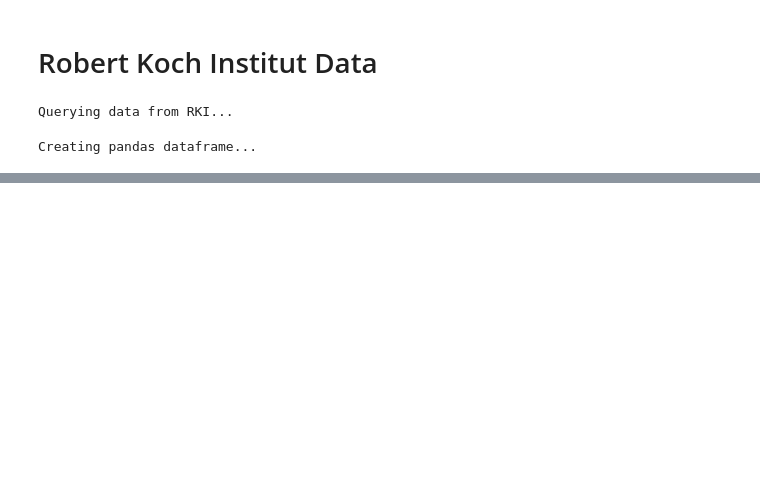
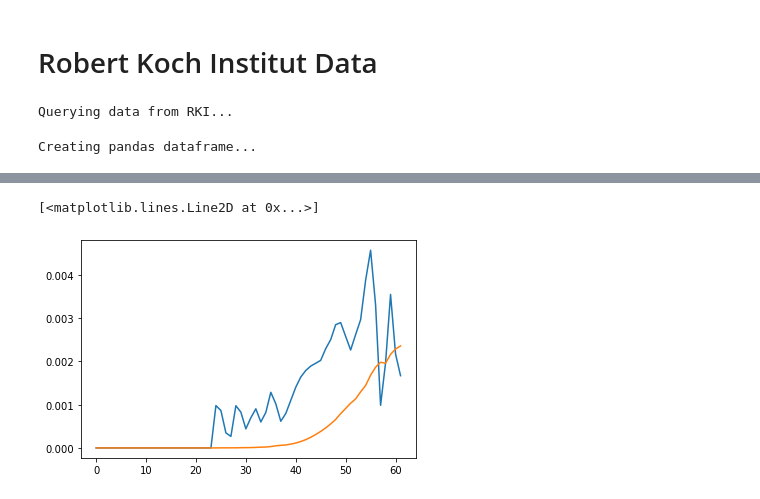
Before and after one commit to petetheat/covid19, a Jupyter notebook: Covid19_data.ipynb, the cells around one changed output, grey strips where cells are left out. Cells and saved outputs as stored; diff of their text form; code cells hidden in the pictures; blank space fills up the shorter version.

```diff
--- a/Covid19_data.ipynb
+++ b/Covid19_data.ipynb
@@ -63,0 +126,10 @@ Index(['Region', 'Date', 'IdBundesland', 'Cases confirmed', 'Cases deaths',
+# %%
+df = data_Germany[['Cases active', 'Cases Recovered', 'Cases deaths']].reset_index(drop=True)
+df.rename(columns={'Cases active': 'I', 'Cases Recovered': 'R', 'Cases deaths': 'D'}, inplace=True)
+
+N = 3e6
+
+df['S'] = N - df['I'] - df['R'] - df['D']
+df = df[['S', 'I', 'R', 'D']]
+
+df.head()
@@ -63,0 +143,9 @@ Index(['Region', 'Date', 'IdBundesland', 'Cases confirmed', 'Cases deaths',
+# %%
+df['dS_dt'] = np.gradient(df['S'].values)
+df['dI_dt'] = np.gradient(df['I'].values)
+df['dR_dt'] = np.gradient(df['R'].values)
+df['dD_dt'] = np.gradient(df['D'].values)
+# %%
+df['beta'] = - df['dS_dt'] / (df['I']*df['S'])
+df['gamma'] = df['dR_dt'] / df['I']
+df['mu'] = df['dD_dt'] / df['I']
@@ -63,0 +172,4 @@ Index(['Region', 'Date', 'IdBundesland', 'Cases confirmed', 'Cases deaths',
+# %%
+ga = df['R'].values / np.trapz(df['I'].values)
+m = df['D'].values / np.trapz(df['I'].values)
+be = -(df['S'].values - df['S'].iloc[0])/(np.trapz(df['S'].values- df['I'].values))
@@ -63,0 +191,6 @@ Index(['Region', 'Date', 'IdBundesland', 'Cases confirmed', 'Cases deaths',
+# %%
+ax = df['mu'].plot()
+ax.plot(m)
+# %% [output]
+[<matplotlib.lines.Line2D at 0x...>]
+[figure, added]
```
Also changed, not shown: parts of 30 cells of this notebook, 3 other files.
